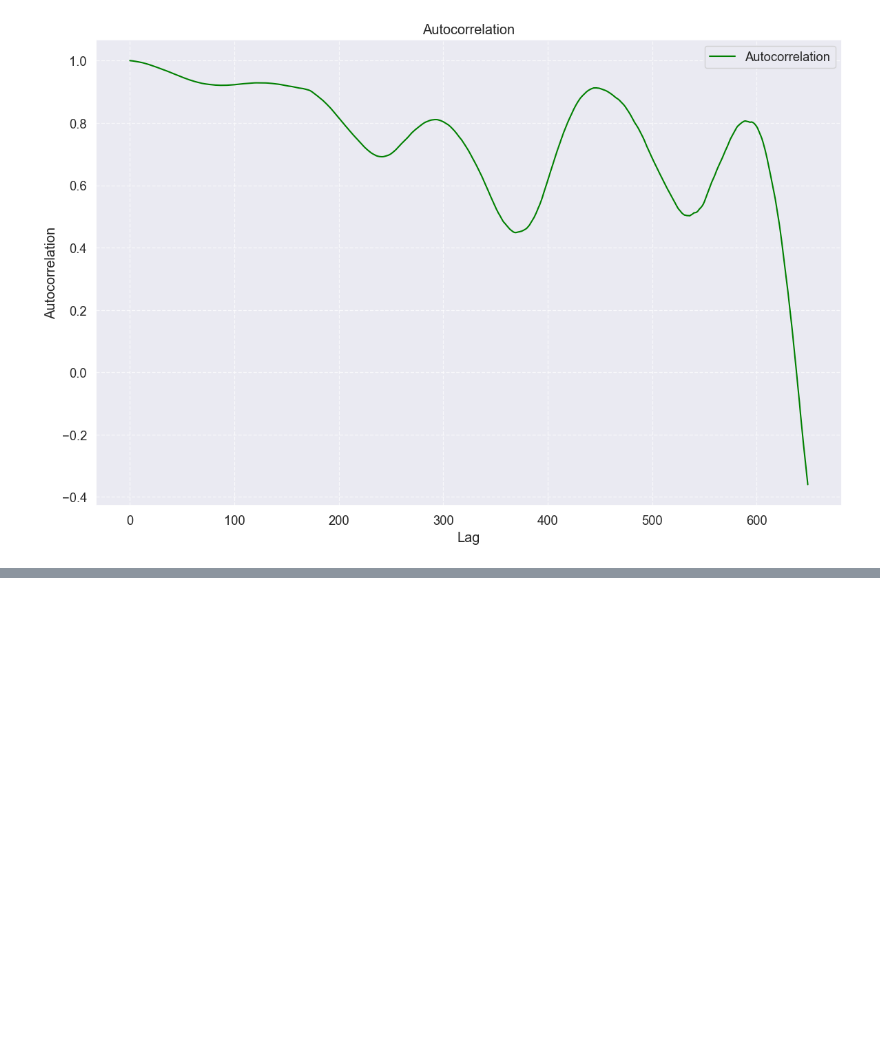
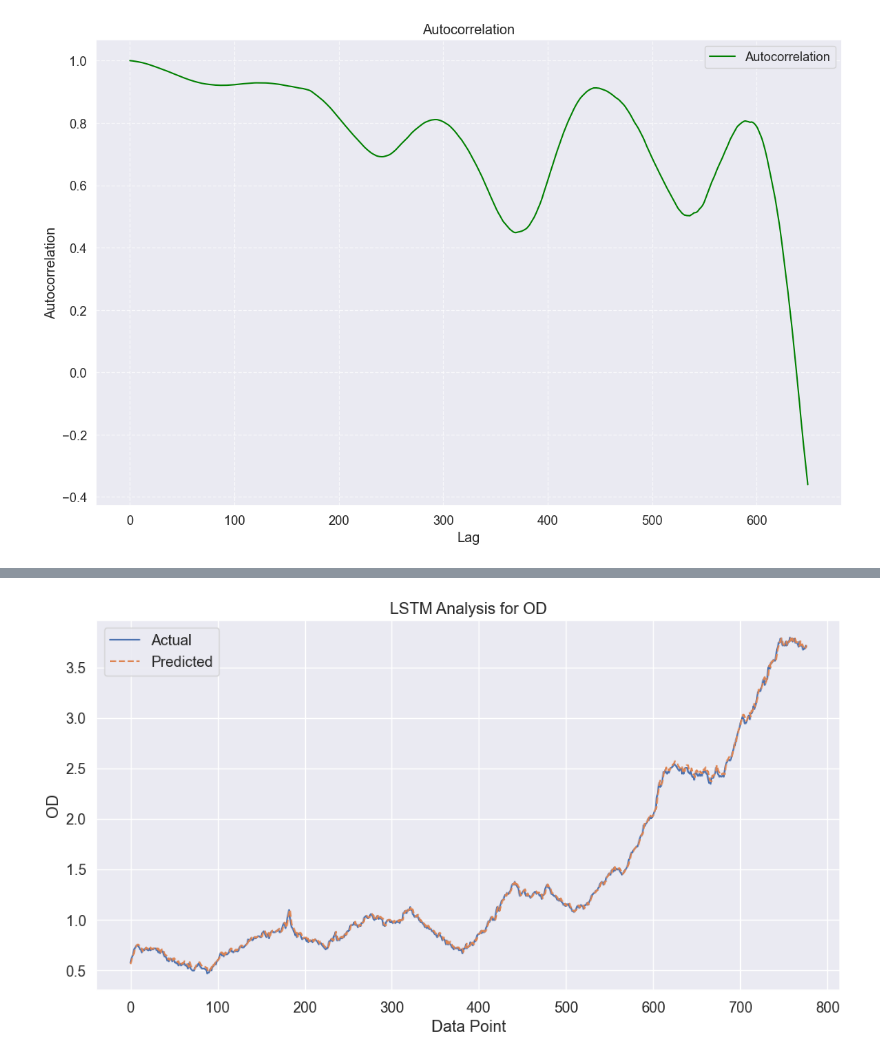
Before and after one commit to Boskabadi/PBR, a Jupyter notebook: PBROD.ipynb, the cells around one changed output, grey strips where cells are left out. Cells and saved outputs as stored; diff of their text form; code cells hidden in the pictures; blank space fills up the shorter version.

Commit message:
Add files via upload
LSTM for prediction optical density

```diff
--- a/PBROD.ipynb
+++ b/PBROD.ipynb
@@ -174,11 +158,13 @@ plt.show()
 # %%
+import pandas as pd
 import numpy as np
-import pandas as pd
-import matplotlib.pyplot as plt
 from sklearn.preprocessing import MinMaxScaler
 from sklearn.metrics import mean_squared_error, mean_absolute_error, r2_score
-from tensorflow.keras.models import Sequential
-from tensorflow.keras.layers import LSTM, Dense
+from sklearn.model_selection import TimeSeriesSplit
+from keras.models import Sequential
+from keras.layers import LSTM, Dense
+from keras.optimizers import Adam
+import matplotlib.pyplot as plt
 
 # Assuming dftw is your dataset and 'OD' is the feature you want to predict
 data = dftw[['OD']].values
@@ -196,7 +182,7 @@ def create_dataset(dataset, look_back=1):
     return np.array(X), np.array(y)
 
 # Define the lookback window
-look_back = 2
+look_back = 1
 
 # Create the time series dataset
 X, y = create_dataset(data_scaled, look_back)
@@ -204,53 +190,63 @@ X, y = create_dataset(data_scaled, look_back)
 # Reshape the input data for LSTM
 X = np.reshape(X, (X.shape[0], X.shape[1], 1))
 
-# Split the data into training and testing sets
-train_size = int(len(X) * 0.6)
-X_train, X_test = X[:train_size], X[train_size:]
-y_train, y_test = y[:train_size], y[train_size:]
+# TimeSeriesSplit cross-validation
+tscv = TimeSeriesSplit(n_splits=5)
+mse_scores, mae_scores, r2_scores = [], [], []
 
-# Build the LSTM model
-model = Sequential()
-model.add(LSTM(units=20, input_shape=(X.shape[1], 1)))
-model.add(Dense(units=1))
-model.compile(optimizer='adam', loss='mean_squared_error')
+for train_index, test_index in tscv.split(X):
+    X_train, X_test = X[train_index], X[test_index]
+    y_train, y_test = y[train_index], y[test_index]
 
-# Train the model with validation data
-history = model.fit(X_train, y_train, epochs=50, batch_size=8, validation_data=(X_test, y_test))
+    # Build the LSTM model
+    model = Sequential()
+    model.add(LSTM(units=10, input_shape=(X.shape[1], 1)))
+    model.add(Dense(units=1))
+    model.compile(optimizer=Adam(learning_rate=0.001), loss='mean_squared_error')
 
-# Make predictions on the test set
-y_pred = model.predict(X_test)
+    # Train the model
+    model.fit(X_train, y_train, epochs=100, batch_size=16, verbose=0)
+
+    # Make predictions on the test set
+    y_pred = model.predict(X_test)
+
+    # Inverse transform to get actual values
+    y_pred = scaler.inverse_transform(y_pred)
+    y_test = scaler.inverse_transform(y_test.reshape(-1, 1))
+
+    # Evaluate the model
+    mse = mean_squared_error(y_test, y_pred)
+    mae = mean_absolute_error(y_test, y_pred)
+    r2 = r2_score(y_test, y_pred)
+
+    mse_scores.append(mse)
+    mae_scores.append(mae)
+    r2_scores.append(r2)
+
+# Calculate mean and standard deviation of the evaluation metrics
+mse_mean, mse_std = np.mean(mse_scores), np.std(mse_scores)
+mae_mean, mae_std = np.mean(mae_scores), np.std(mae_scores)
+r2_mean, r2_std = np.mean(r2_scores), np.std(r2_scores)
+
+print(f'Mean MSE: {mse_mean:.2f} ± {mse_std:.2f}')
+print(f'Mean MAE: {mae_mean:.2f} ± {mae_std:.2f}')
+print(f'Mean R2: {r2_mean:.2f} ± {r2_std:.2f}')
+
+# Final model training with all data
+model.fit(X, y, epochs=100, batch_size=16)
+
+# Final model evaluation on the whole data set
+y_pred = model.predict(X)
 y_pred = scaler.inverse_transform(y_pred)
-y_test = scaler.inverse_transform(y_test.reshape(-1, 1))
-
-
-print(f'Mean Squared Error (MSE): {mse:.2f}')
-print(f'Mean Absolute Error (MAE): {mae:.2f}')
-print(f'Root Mean Squared Error (RMSE): {rmse:.2f}')
-print(f'R-squared (R2): {r2:.2f}')
-print(f'MAPE: {mape:.2f}')
-
-# Check for overfitting by comparing the training and testing loss
-train_loss = history.history['loss'][-1]
-test_loss = mean_squared_error(y_test, y_pred)
+y_actual = scaler.inverse_transform(y.reshape(-1, 1))
 
 # Plot the results
 plt.figure(figsize=(12, 6))
-plt.plot(y_test, label='Actual')
+plt.plot(y_actual, label='Actual')
 plt.plot(y_pred, label='Predicted', linestyle='dashed')
 plt.title('LSTM Analysis for OD')
 plt.xlabel('Data Point')
 plt.ylabel('OD')
 plt.legend()
 plt.show()
-
-# Plot validation loss over epochs
-plt.figure(figsize=(10, 6))
-plt.plot(history.history['loss'], label='Training Loss')
-plt.plot(history.history['val_loss'], label='Validation Loss')
-plt.title('Validation Loss over Epochs')
-plt.xlabel('Epochs')
-plt.ylabel('Loss')
-plt.legend()
-plt.show()
 # %% [output]
@@ -257,0 +274 @@ NameError: name 'dftw' is not defined
+[figure, added]
```
Also changed, not shown: parts of 24 cells of this notebook.
